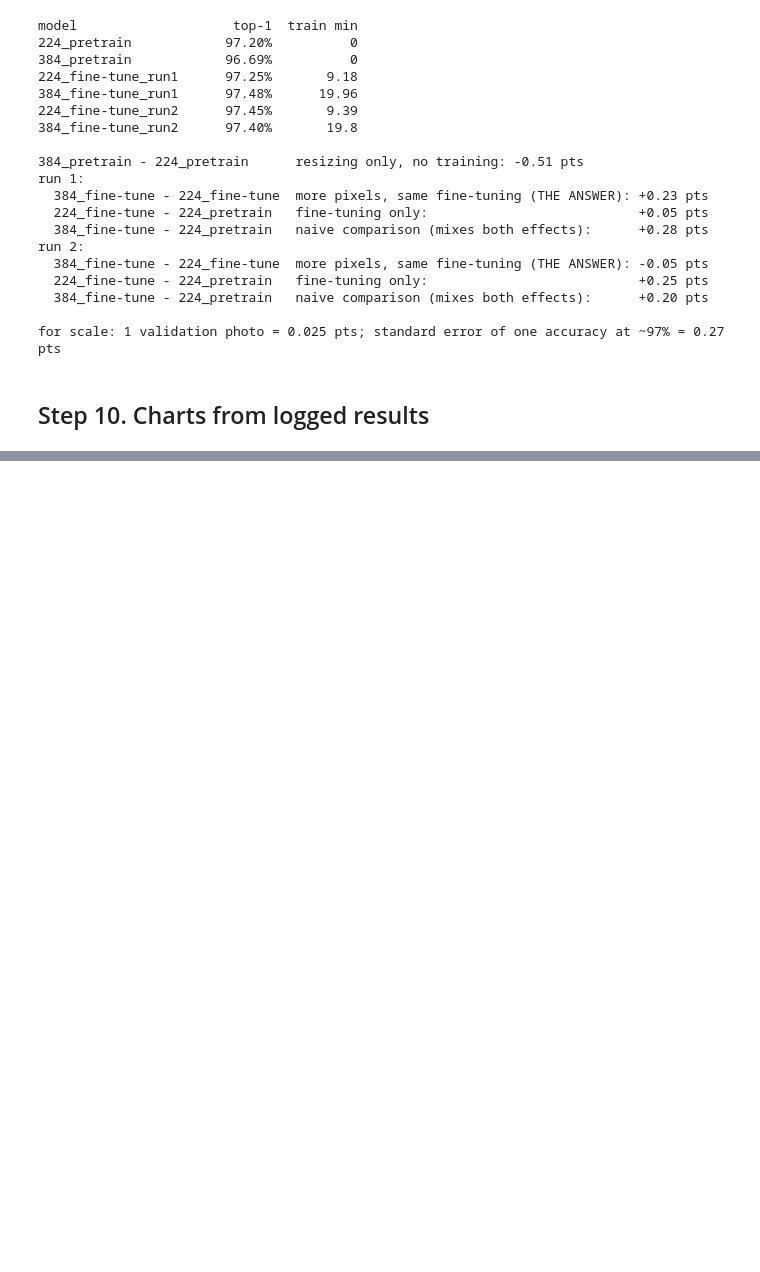
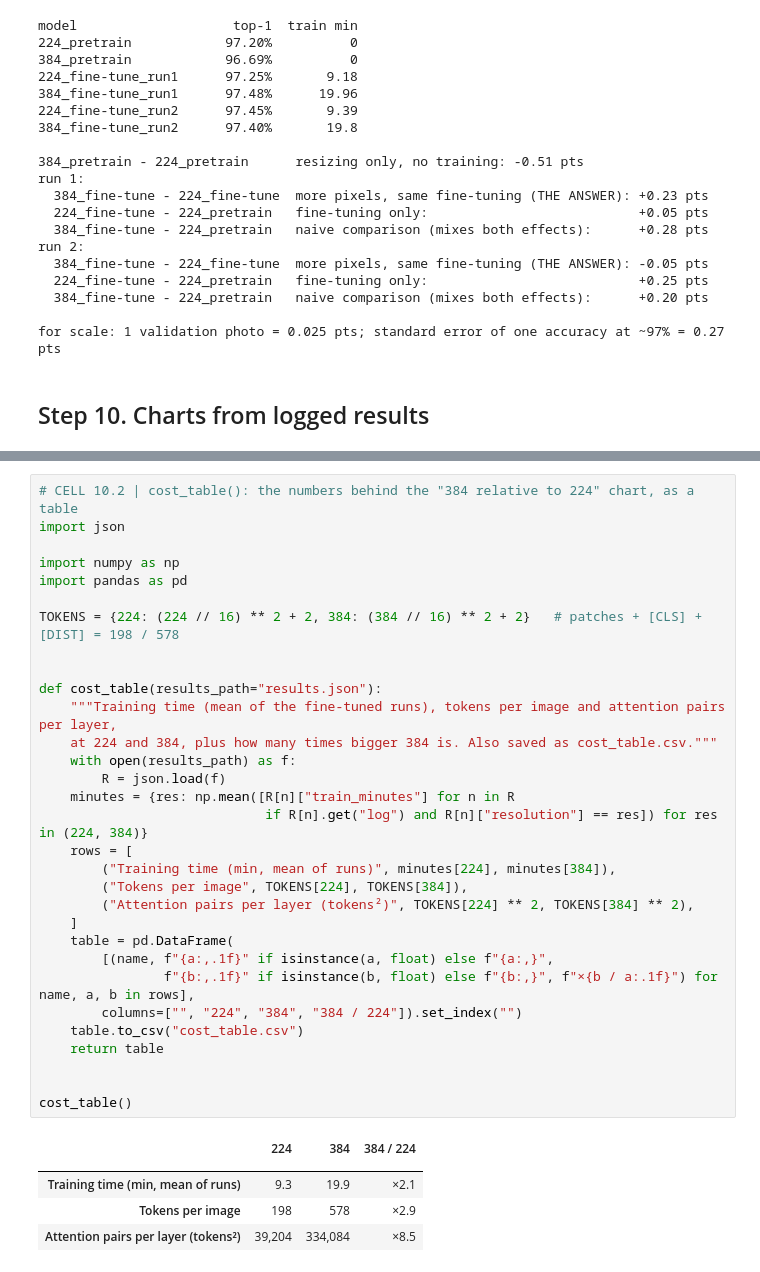
Before and after one commit to dmalynyak/pattern-recognition-uj, a Jupyter notebook: task1/deit_v3.ipynb, the cells around one changed output, grey strips where cells are left out. Saved outputs shown, nothing was run; the diff lists cells and outputs as text; blank space fills up the shorter version.

```diff
--- a/task1/deit_v3.ipynb
+++ b/task1/deit_v3.ipynb
@@ -571,0 +579,37 @@ saved:
+# %%
+# CELL 10.2 | cost_table(): the numbers behind the "384 relative to 224" chart, as a table
+import json
+
+import numpy as np
+import pandas as pd
+
+TOKENS = {224: (224 // 16) ** 2 + 2, 384: (384 // 16) ** 2 + 2}   # patches + [CLS] + [DIST] = 198 / 578
+
+
+def cost_table(results_path="results.json"):
+    """Training time (mean of the fine-tuned runs), tokens per image and attention pairs per layer,
+    at 224 and 384, plus how many times bigger 384 is. Also saved as cost_table.csv."""
+    with open(results_path) as f:
+        R = json.load(f)
+    minutes = {res: np.mean([R[n]["train_minutes"] for n in R
+                             if R[n].get("log") and R[n]["resolution"] == res]) for res in (224, 384)}
+    rows = [
+        ("Training time (min, mean of runs)", minutes[224], minutes[384]),
+        ("Tokens per image", TOKENS[224], TOKENS[384]),
+        ("Attention pairs per layer (tokens²)", TOKENS[224] ** 2, TOKENS[384] ** 2),
+    ]
+    table = pd.DataFrame(
+        [(name, f"{a:,.1f}" if isinstance(a, float) else f"{a:,}",
+                f"{b:,.1f}" if isinstance(b, float) else f"{b:,}", f"×{b / a:.1f}") for name, a, b in rows],
+        columns=["", "224", "384", "384 / 224"]).set_index("")
+    table.to_csv("cost_table.csv")
+    return table
+
+
+cost_table()
+# %% [output]
+|  | 224 | 384 | 384 / 224 |
+|  |  |  |  |
+| Training time (min, mean of runs) | 9.3 | 19.9 | ×2.1 |
+| Tokens per image | 198 | 578 | ×2.9 |
+| Attention pairs per layer (tokens²) | 39,204 | 334,084 | ×8.5 |
```
Also changed, not shown: parts of 1 cell of this notebook.
